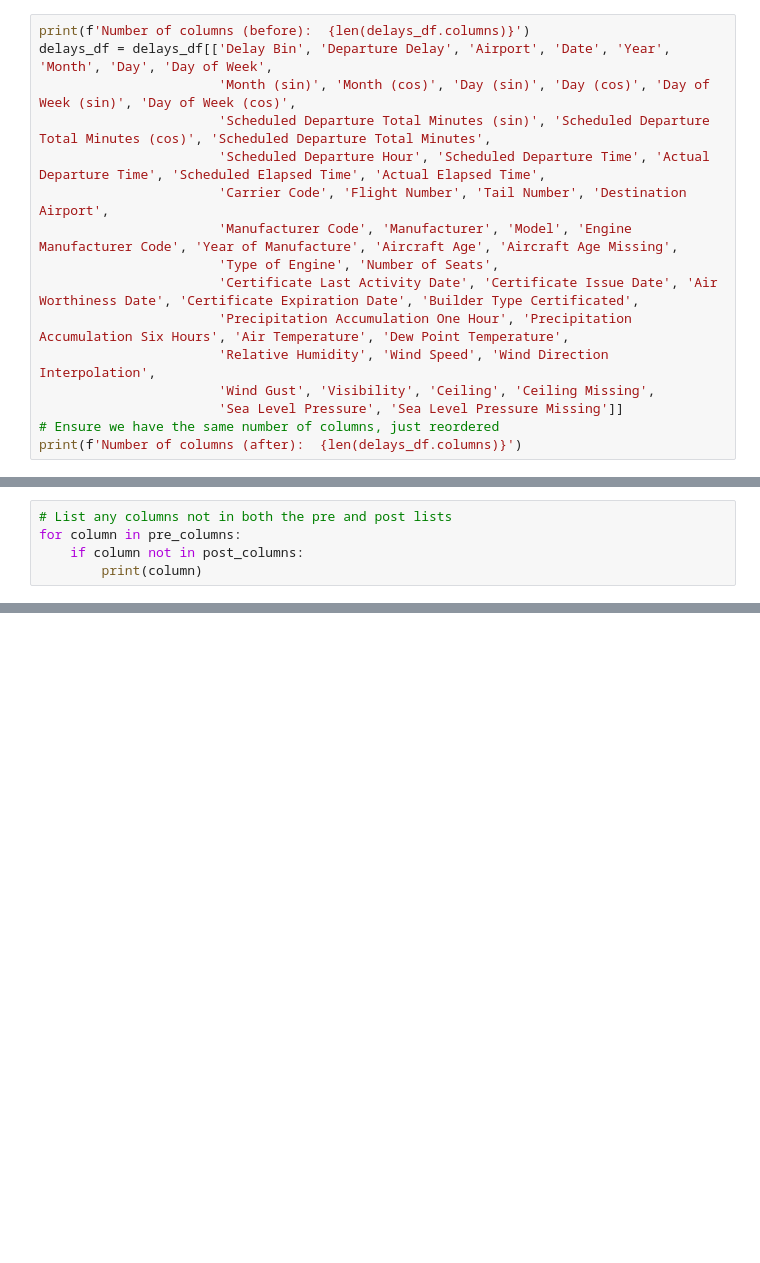
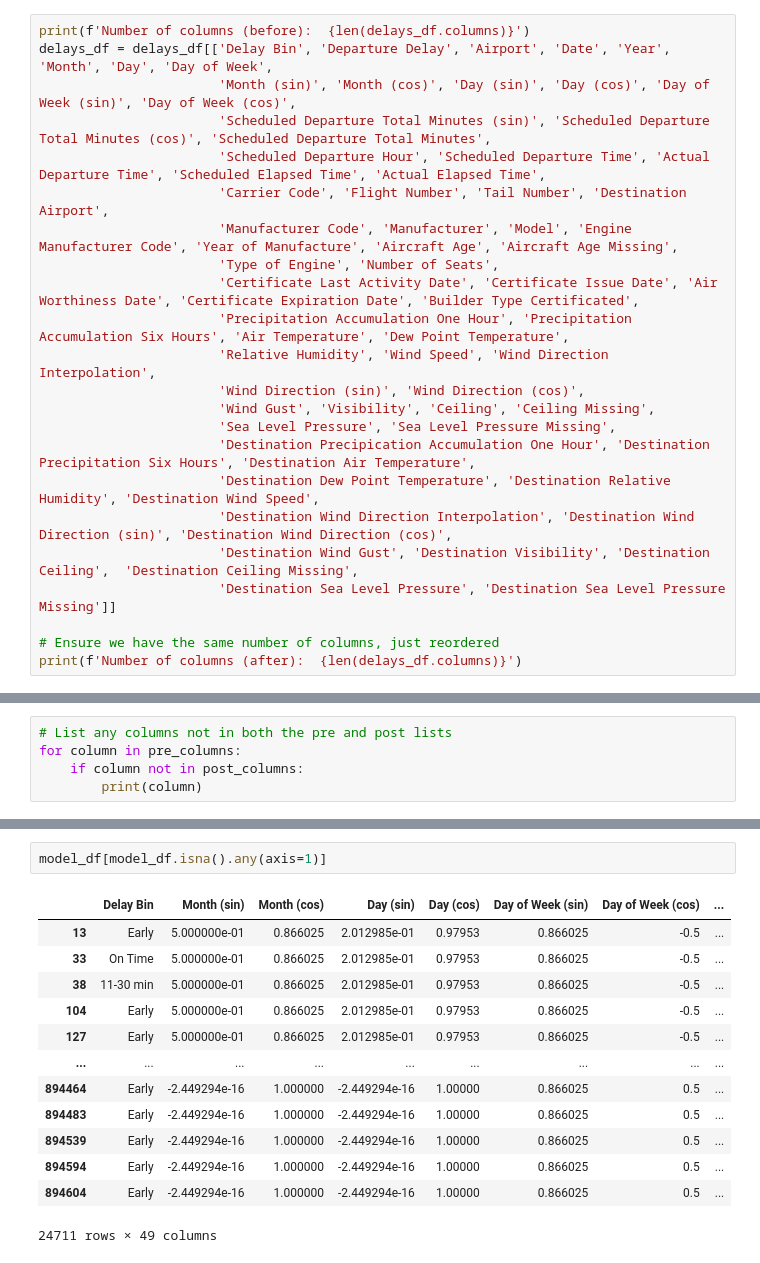
Before and after one commit to brianna-mitri/project-4, a Jupyter notebook: Work/DB_Work/Python/Cleaning.ipynb, the cells around one changed output, grey strips where cells are left out. Saved outputs shown, nothing was run; the diff lists cells and outputs as text; blank space fills up the shorter version.

```diff
--- a/Work/DB_Work/Python/Cleaning.ipynb
+++ b/Work/DB_Work/Python/Cleaning.ipynb
@@ -897,8 +887,15 @@ delays_df = delays_df[['Delay Bin', 'Departure Delay', 'Airport', 'Date', 'Year'
                        'Certificate Last Activity Date', 'Certificate Issue Date', 'Air Worthiness Date', 'Certificate Expiration Date', 'Builder Type Certificated',
                        'Precipitation Accumulation One Hour', 'Precipitation Accumulation Six Hours', 'Air Temperature', 'Dew Point Temperature',
                        'Relative Humidity', 'Wind Speed', 'Wind Direction Interpolation',
+                       'Wind Direction (sin)', 'Wind Direction (cos)',
                        'Wind Gust', 'Visibility', 'Ceiling', 'Ceiling Missing',
-                       'Sea Level Pressure', 'Sea Level Pressure Missing']]
+                       'Sea Level Pressure', 'Sea Level Pressure Missing',
+                       'Destination Precipication Accumulation One Hour', 'Destination Precipitation Six Hours', 'Destination Air Temperature',
+                       'Destination Dew Point Temperature', 'Destination Relative Humidity', 'Destination Wind Speed',
+                       'Destination Wind Direction Interpolation', 'Destination Wind Direction (sin)', 'Destination Wind Direction (cos)',
+                       'Destination Wind Gust', 'Destination Visibility', 'Destination Ceiling',  'Destination Ceiling Missing',
+                       'Destination Sea Level Pressure', 'Destination Sea Level Pressure Missing']]
+
 # Ensure we have the same number of columns, just reordered
 print(f'Number of columns (after):  {len(delays_df.columns)}')
 # %% [output]
@@ -978,0 +999,16 @@ Number of columns:  32
+# %%
+model_df[model_df.isna().any(axis=1)]
+# %% [output]
+|  | Delay Bin | Month (sin) | Month (cos) | Day (sin) | Day (cos) | Day of Week (sin) | Day of Week (cos) | ... |
+| 13 | Early | 5.000000e-01 | 0.866025 | 2.012985e-01 | 0.97953 | 0.866025 | -0.5 | ... |
+| 33 | On Time | 5.000000e-01 | 0.866025 | 2.012985e-01 | 0.97953 | 0.866025 | -0.5 | ... |
+| 38 | 11-30 min | 5.000000e-01 | 0.866025 | 2.012985e-01 | 0.97953 | 0.866025 | -0.5 | ... |
+| 104 | Early | 5.000000e-01 | 0.866025 | 2.012985e-01 | 0.97953 | 0.866025 | -0.5 | ... |
+| 127 | Early | 5.000000e-01 | 0.866025 | 2.012985e-01 | 0.97953 | 0.866025 | -0.5 | ... |
+| ... | ... | ... | ... | ... | ... | ... | ... | ... |
+| 894464 | Early | -2.449294e-16 | 1.000000 | -2.449294e-16 | 1.00000 | 0.866025 | 0.5 | ... |
+| 894483 | Early | -2.449294e-16 | 1.000000 | -2.449294e-16 | 1.00000 | 0.866025 | 0.5 | ... |
+| 894539 | Early | -2.449294e-16 | 1.000000 | -2.449294e-16 | 1.00000 | 0.866025 | 0.5 | ... |
+| 894594 | Early | -2.449294e-16 | 1.000000 | -2.449294e-16 | 1.00000 | 0.866025 | 0.5 | ... |
+| 894604 | Early | -2.449294e-16 | 1.000000 | -2.449294e-16 | 1.00000 | 0.866025 | 0.5 | ... |
+24711 rows × 49 columns
```
Also changed, not shown: parts of 49 cells of this notebook, 7 other files.
